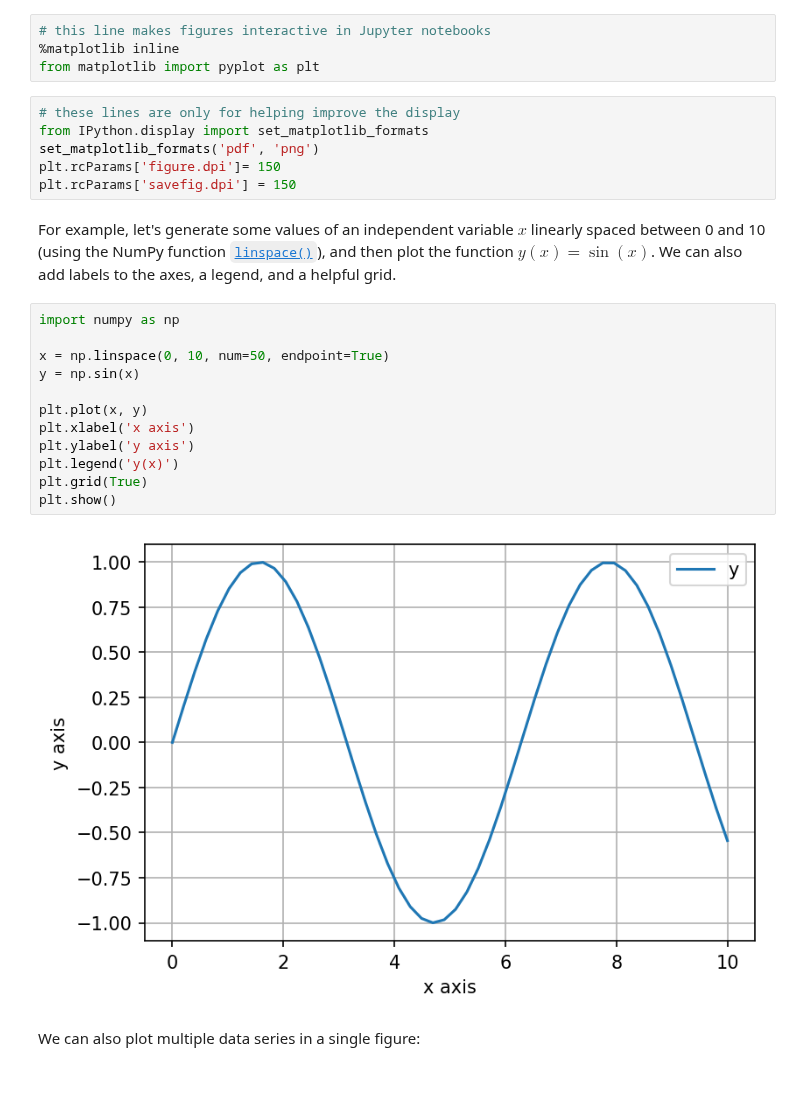
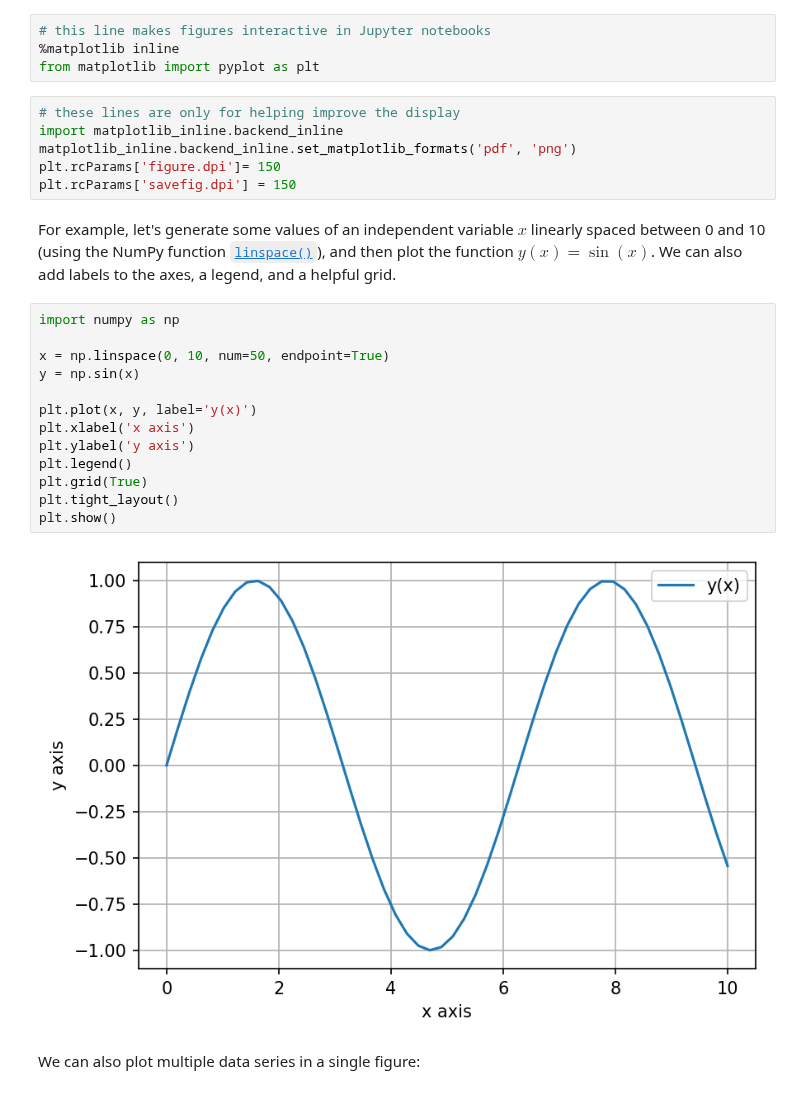
Before and after one commit to kyleniemeyer/computational-thermo, a Jupyter notebook: book/content/using-scipy.ipynb, the cells around one changed output. Drawn from its saved outputs; the diff is of its cells as text.

```diff
--- a/book/content/using-scipy.ipynb
+++ b/book/content/using-scipy.ipynb
@@ -28,8 +28,8 @@ Matplotlib provides an interface that is very similar to what you might already
 from matplotlib import pyplot as plt
 # %%
 # these lines are only for helping improve the display
-from IPython.display import set_matplotlib_formats
-set_matplotlib_formats('pdf', 'png')
+import matplotlib_inline.backend_inline
+matplotlib_inline.backend_inline.set_matplotlib_formats('pdf', 'png')
 plt.rcParams['figure.dpi']= 150
 plt.rcParams['savefig.dpi'] = 150
 # %% [markdown]
@@ -37,17 +37,18 @@ For example, let's generate some values of an independent variable $x$ linearly
 # %%
 import numpy as np
 
 x = np.linspace(0, 10, num=50, endpoint=True)
 y = np.sin(x)
 
-plt.plot(x, y)
+plt.plot(x, y, label='y(x)')
 plt.xlabel('x axis')
 plt.ylabel('y axis')
-plt.legend('y(x)')
+plt.legend()
 plt.grid(True)
+plt.tight_layout()
 plt.show()
 # %% [output]
-[figure, old version]
+[figure, new version]
 # %% [markdown]
 We can also plot multiple data series in a single figure:
 # %%
```
Also changed, not shown: parts of 7 cells of this notebook, 30 other files.
